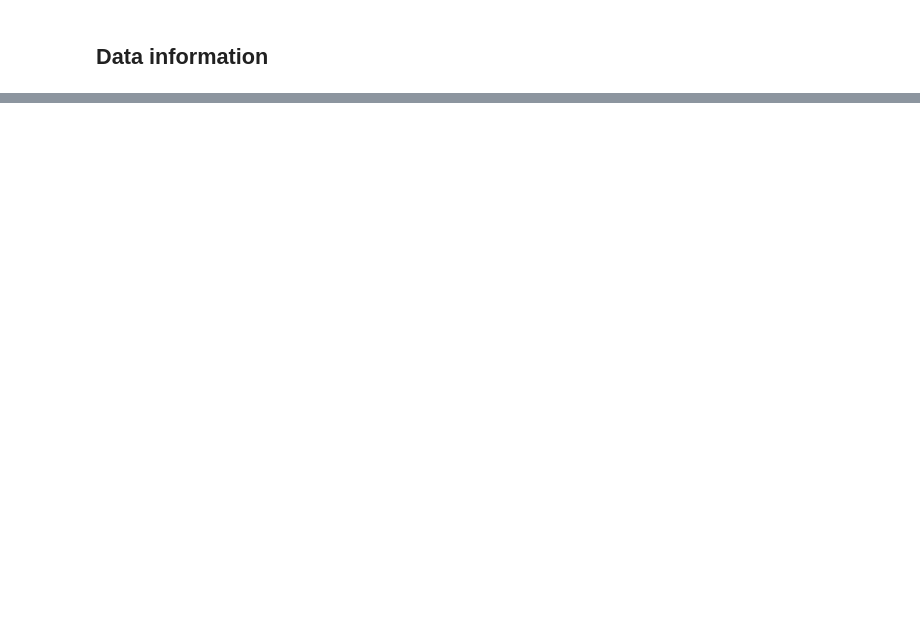
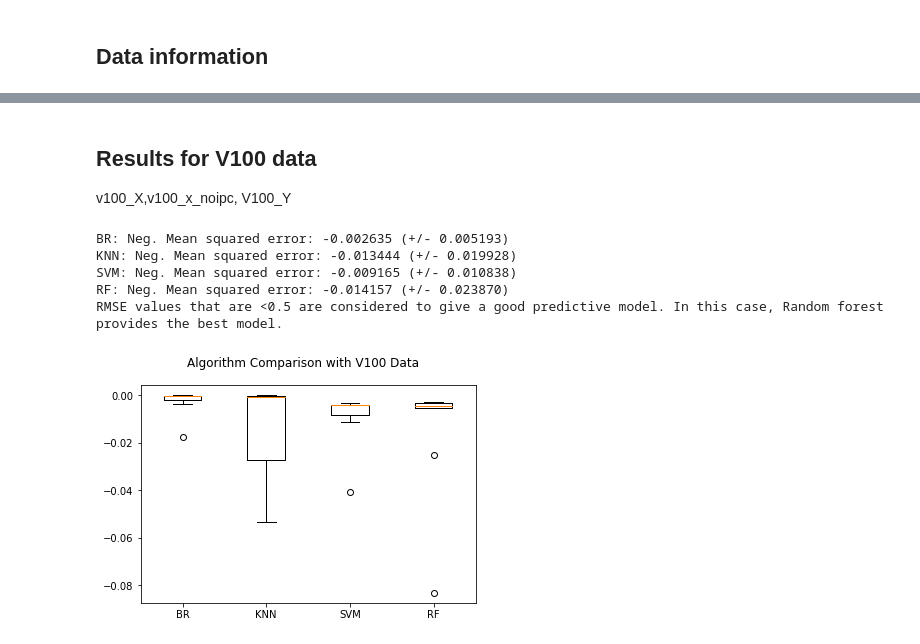
Before and after one commit to YulianaGomez/power, a Jupyter notebook: nvidia_gpus/all_apps/Full_Analysis.ipynb, the cells around one changed output, grey strips where cells are left out. Cells and saved outputs as stored; diff of their text form; code cells hidden in the pictures; blank space fills up the shorter version.

```diff
--- a/nvidia_gpus/all_apps/Full_Analysis.ipynb
+++ b/nvidia_gpus/all_apps/Full_Analysis.ipynb
@@ -141,0 +145,25 @@ Using TensorFlow backend.
+# %%
+v100_only = {}
+p100_only = {}
+for key, value in combined_data_.items():
+    if 'V100' in key:
+        v100_only[key] = value
+    if 'P100' in key:
+        p100_only[key] = value
+
+def change_X_norm(combined_data_):
+    df = pd.DataFrame.from_dict(combined_data_,orient='index')
+    df = df.dropna(axis=1,how='any')
+    df2 = df.drop(columns=['kernelname'])
+    df3 = df2.drop(columns=['ipc'])
+    data_no_ipc = df3.values
+    data = df2.values #scale(df2.values)
+    #X = StandardScaler().fit_transform(data)
+    X = MinMaxScaler().fit_transform(data)
+    X_no_ipc = MinMaxScaler().fit_transform(data_no_ipc)
+    #X=X.astype('float32')/float(X.max())
+    Y = df['ipc']
+    return X, X_no_ipc, Y
+
+v100_X,v100_x_noipc, V100_Y = change_X_norm(v100_only)
+p100_X,p100_x_noipc, P100_Y = change_X_norm(p100_only)
@@ -151,0 +425,12 @@ There are 29 kernels tested.
+# %% [markdown]
+## Results for V100 data
+v100_X,v100_x_noipc, V100_Y
+# %%
+model_comparison(v100_x_noipc, V100_Y, 'V100 Data')
+# %% [output]
+BR: Neg. Mean squared error: -0.002635 (+/- 0.005193)
+KNN: Neg. Mean squared error: -0.013444 (+/- 0.019928)
+SVM: Neg. Mean squared error: -0.009165 (+/- 0.010838)
+RF: Neg. Mean squared error: -0.014157 (+/- 0.023870)
+RMSE values that are <0.5 are considered to give a good predictive model. In this case, Random forest provides the best model.
+[figure, added]
```
Also changed, not shown: parts of 66 cells of this notebook.
